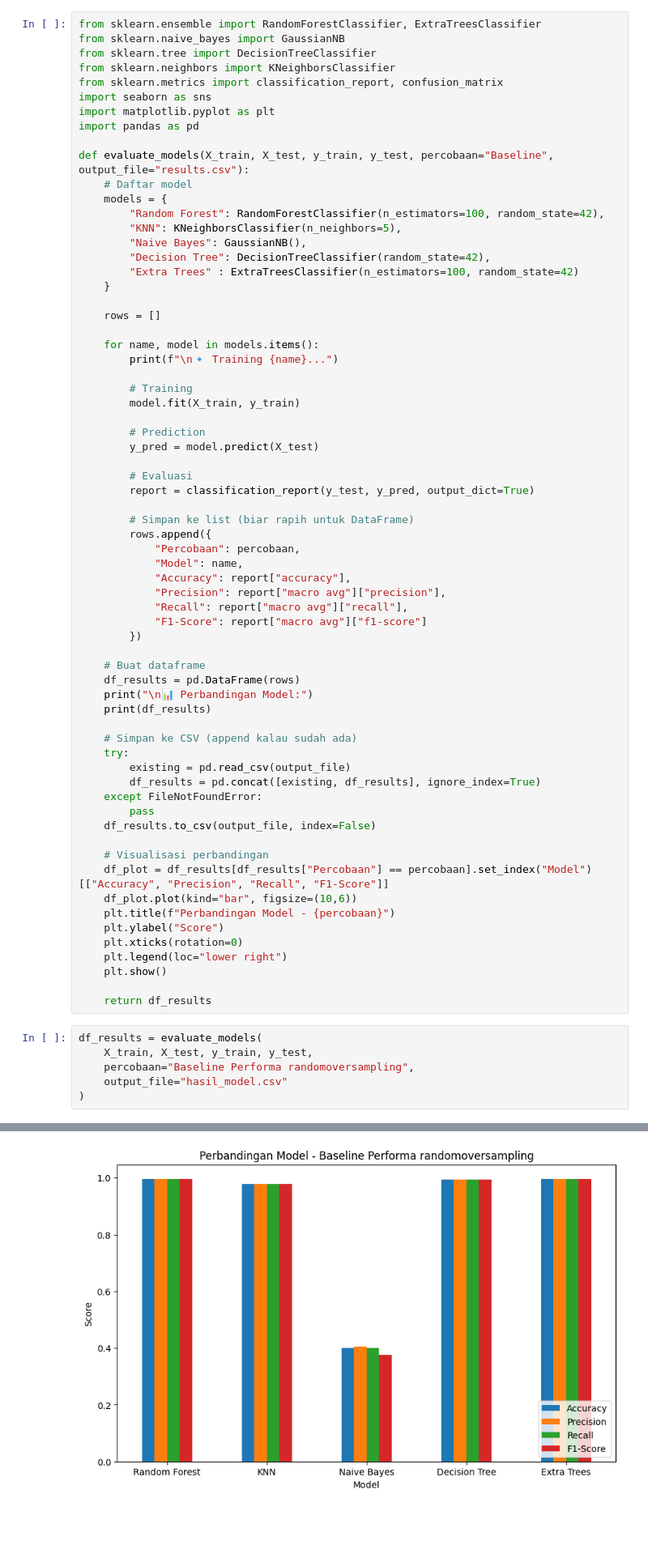
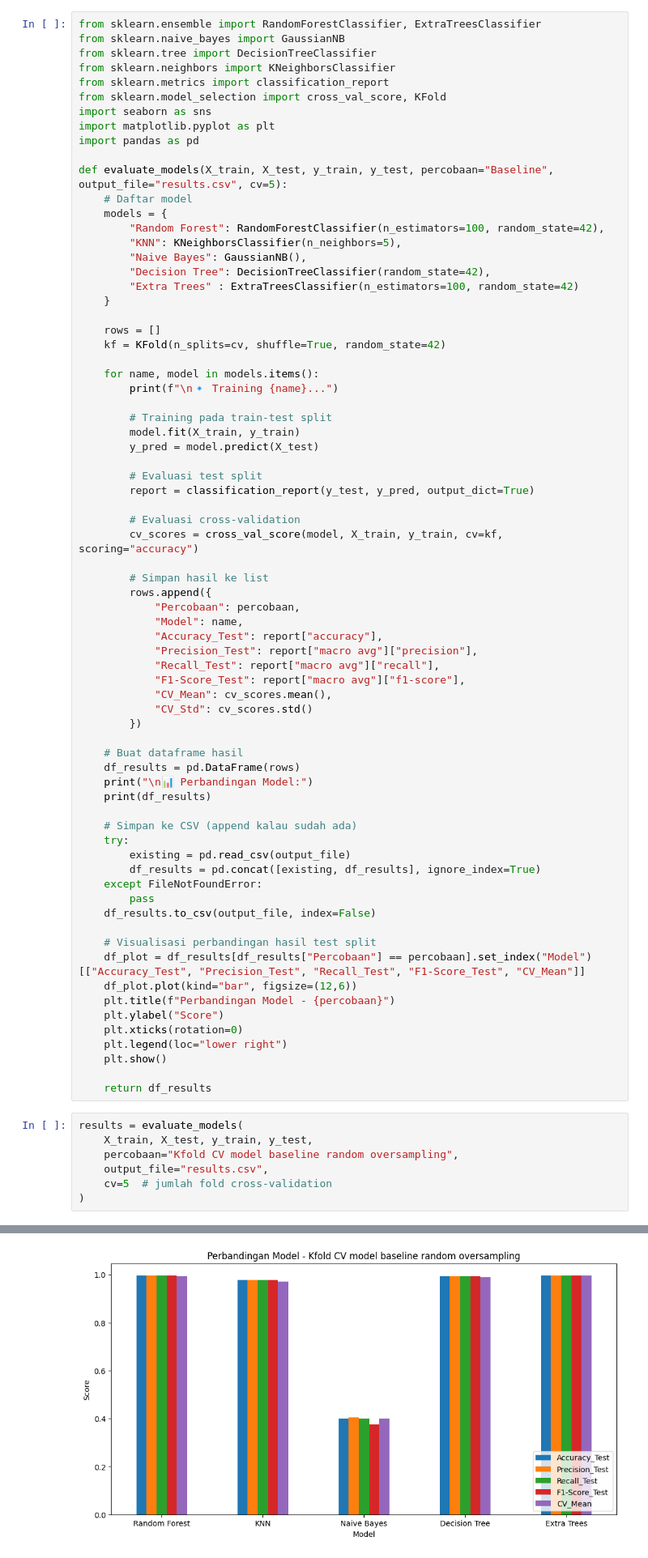
Before and after one commit to RyanGA09/DataMiningAirQuality, a Jupyter notebook: Dataoversamplingrandom/Kfold/notebookrandomoversampling.ipynb, the cells around one changed output, grey strips where cells are left out. Shown at 81% size. Cells and saved outputs as stored; diff of their text form; blank space fills up the shorter version.

```diff
--- a/Dataoversamplingrandom/Kfold/notebookrandomoversampling.ipynb
+++ b/Dataoversamplingrandom/Kfold/notebookrandomoversampling.ipynb
@@ -369,12 +369,13 @@ from sklearn.ensemble import RandomForestClassifier, ExtraTreesClassifier
 from sklearn.naive_bayes import GaussianNB
 from sklearn.tree import DecisionTreeClassifier
 from sklearn.neighbors import KNeighborsClassifier
-from sklearn.metrics import classification_report, confusion_matrix
+from sklearn.metrics import classification_report
+from sklearn.model_selection import cross_val_score, KFold
 import seaborn as sns
 import matplotlib.pyplot as plt
 import pandas as pd
 
-def evaluate_models(X_train, X_test, y_train, y_test, percobaan="Baseline", output_file="results.csv"):
+def evaluate_models(X_train, X_test, y_train, y_test, percobaan="Baseline", output_file="results.csv", cv=5):
     # Daftar model
     models = {
         "Random Forest": RandomForestClassifier(n_estimators=100, random_state=42),
@@ -385,30 +386,34 @@ def evaluate_models(X_train, X_test, y_train, y_test, percobaan="Baseline", outp
     }
 
     rows = []
+    kf = KFold(n_splits=cv, shuffle=True, random_state=42)
 
     for name, model in models.items():
         print(f"\n🔹 Training {name}...")
 
-        # Training
+        # Training pada train-test split
         model.fit(X_train, y_train)
-
-        # Prediction
         y_pred = model.predict(X_test)
 
-        # Evaluasi
+        # Evaluasi test split
         report = classification_report(y_test, y_pred, output_dict=True)
 
-        # Simpan ke list (biar rapih untuk DataFrame)
+        # Evaluasi cross-validation
+        cv_scores = cross_val_score(model, X_train, y_train, cv=kf, scoring="accuracy")
+
+        # Simpan hasil ke list
         rows.append({
             "Percobaan": percobaan,
             "Model": name,
-            "Accuracy": report["accuracy"],
-            "Precision": report["macro avg"]["precision"],
-            "Recall": report["macro avg"]["recall"],
-            "F1-Score": report["macro avg"]["f1-score"]
+            "Accuracy_Test": report["accuracy"],
+            "Precision_Test": report["macro avg"]["precision"],
+            "Recall_Test": report["macro avg"]["recall"],
+            "F1-Score_Test": report["macro avg"]["f1-score"],
+            "CV_Mean": cv_scores.mean(),
+            "CV_Std": cv_scores.std()
         })
 
-    # Buat dataframe
+    # Buat dataframe hasil
     df_results = pd.DataFrame(rows)
     print("\n📊 Perbandingan Model:")
     print(df_results)
@@ -421,9 +426,9 @@ def evaluate_models(X_train, X_test, y_train, y_test, percobaan="Baseline", outp
         pass
     df_results.to_csv(output_file, index=False)
 
-    # Visualisasi perbandingan
-    df_plot = df_results[df_results["Percobaan"] == percobaan].set_index("Model")[["Accuracy", "Precision", "Recall", "F1-Score"]]
-    df_plot.plot(kind="bar", figsize=(10,6))
+    # Visualisasi perbandingan hasil test split
+    df_plot = df_results[df_results["Percobaan"] == percobaan].set_index("Model")[["Accuracy_Test", "Precision_Test", "Recall_Test", "F1-Score_Test", "CV_Mean"]]
+    df_plot.plot(kind="bar", figsize=(12,6))
     plt.title(f"Perbandingan Model - {percobaan}")
     plt.ylabel("Score")
     plt.xticks(rotation=0)
@@ -432,10 +437,11 @@ def evaluate_models(X_train, X_test, y_train, y_test, percobaan="Baseline", outp
 
     return df_results
 # %%
-df_results = evaluate_models(
+results = evaluate_models(
     X_train, X_test, y_train, y_test,
-    percobaan="Baseline Performa randomoversampling",
-    output_file="hasil_model.csv"
+    percobaan="Kfold CV model baseline random oversampling",
+    output_file="results.csv",
+    cv=5  # jumlah fold cross-validation
 )
 # %% [output]
 🔹 Training Random Forest...
@@ -458 +464 @@ df_results = evaluate_models(
-[figure, old version]
+[figure, new version]
```
Also changed, not shown: parts of 15 cells of this notebook, 3 other files.
